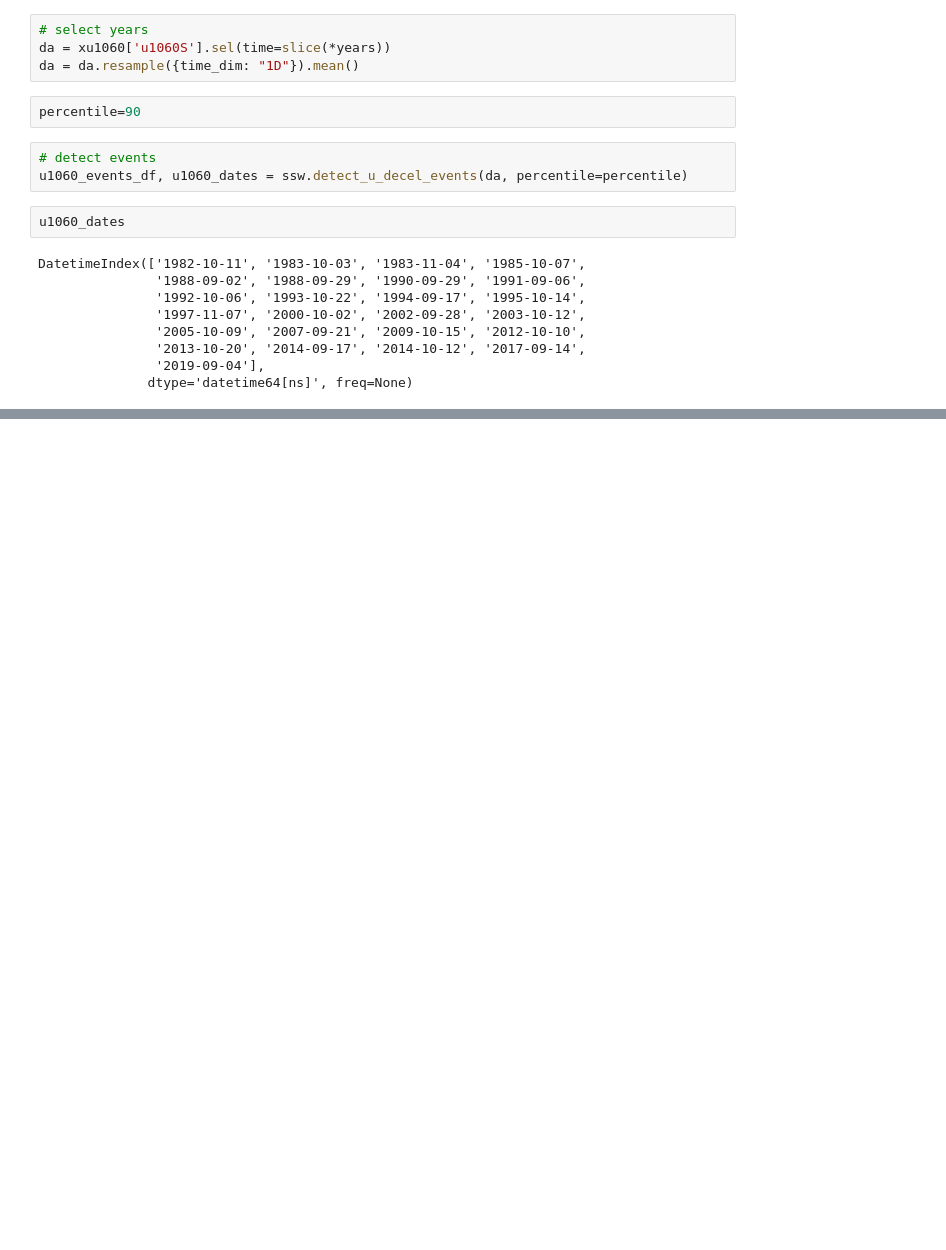
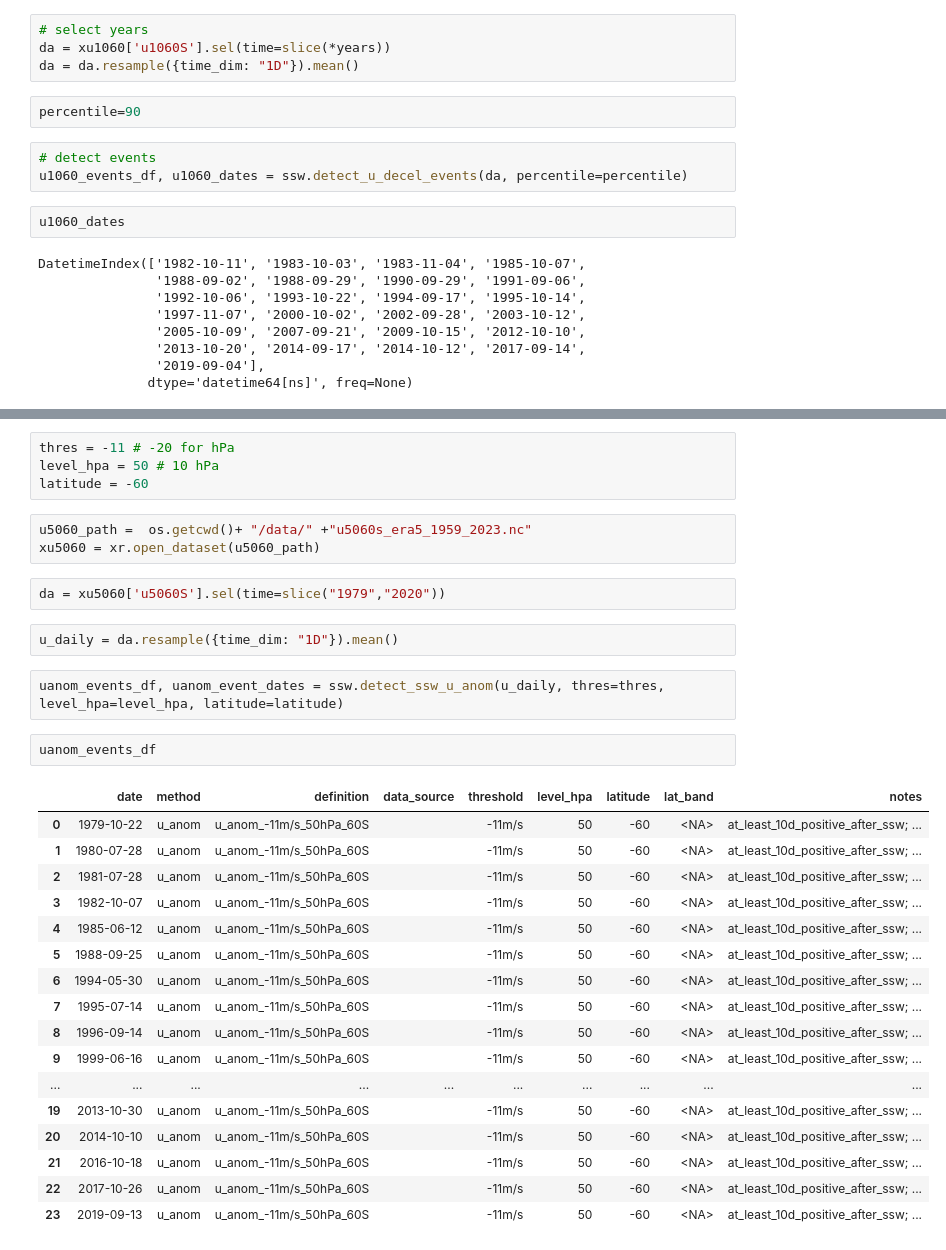
Before and after one commit to rachelelwu/sh-ssw-detection, a Jupyter notebook: src/test_main.ipynb, the cells around one changed output, grey strips where cells are left out. Cells and saved outputs as stored; diff of their text form; blank space fills up the shorter version.

Commit message:
added uanom in test_main

```diff
--- a/src/test_main.ipynb
+++ b/src/test_main.ipynb
@@ -135,0 +141,33 @@ u1060_events_df
+# %%
+thres = -11 # -20 for hPa
+level_hpa = 50 # 10 hPa
+latitude = -60
+# %%
+u5060_path =  os.getcwd()+ "/data/" +"u5060s_era5_1959_2023.nc"
+xu5060 = xr.open_dataset(u5060_path)
+# %%
+da = xu5060['u5060S'].sel(time=slice("1979","2020"))
+# %%
+u_daily = da.resample({time_dim: "1D"}).mean()
+# %%
+uanom_events_df, uanom_event_dates = ssw.detect_ssw_u_anom(u_daily, thres=thres, level_hpa=level_hpa, latitude=latitude)
+# %%
+uanom_events_df
+# %% [output]
+|  | date | method | definition | data_source | threshold | level_hpa | latitude | lat_band | notes |
+| 0 | 1979-10-22 | u_anom | u_anom_-11m/s_50hPa_60S |  | -11m/s | 50 | -60 | <NA> | at_least_10d_positive_after_ssw; ... |
+| 1 | 1980-07-28 | u_anom | u_anom_-11m/s_50hPa_60S |  | -11m/s | 50 | -60 | <NA> | at_least_10d_positive_after_ssw; ... |
+| 2 | 1981-07-28 | u_anom | u_anom_-11m/s_50hPa_60S |  | -11m/s | 50 | -60 | <NA> | at_least_10d_positive_after_ssw; ... |
+| 3 | 1982-10-07 | u_anom | u_anom_-11m/s_50hPa_60S |  | -11m/s | 50 | -60 | <NA> | at_least_10d_positive_after_ssw; ... |
+| 4 | 1985-06-12 | u_anom | u_anom_-11m/s_50hPa_60S |  | -11m/s | 50 | -60 | <NA> | at_least_10d_positive_after_ssw; ... |
+| 5 | 1988-09-25 | u_anom | u_anom_-11m/s_50hPa_60S |  | -11m/s | 50 | -60 | <NA> | at_least_10d_positive_after_ssw; ... |
+| 6 | 1994-05-30 | u_anom | u_anom_-11m/s_50hPa_60S |  | -11m/s | 50 | -60 | <NA> | at_least_10d_positive_after_ssw; ... |
+| 7 | 1995-07-14 | u_anom | u_anom_-11m/s_50hPa_60S |  | -11m/s | 50 | -60 | <NA> | at_least_10d_positive_after_ssw; ... |
+| 8 | 1996-09-14 | u_anom | u_anom_-11m/s_50hPa_60S |  | -11m/s | 50 | -60 | <NA> | at_least_10d_positive_after_ssw; ... |
+| 9 | 1999-06-16 | u_anom | u_anom_-11m/s_50hPa_60S |  | -11m/s | 50 | -60 | <NA> | at_least_10d_positive_after_ssw; ... |
+| ... | ... | ... | ... | ... | ... | ... | ... | ... | ... |
+| 19 | 2013-10-30 | u_anom | u_anom_-11m/s_50hPa_60S |  | -11m/s | 50 | -60 | <NA> | at_least_10d_positive_after_ssw; ... |
+| 20 | 2014-10-10 | u_anom | u_anom_-11m/s_50hPa_60S |  | -11m/s | 50 | -60 | <NA> | at_least_10d_positive_after_ssw; ... |
+| 21 | 2016-10-18 | u_anom | u_anom_-11m/s_50hPa_60S |  | -11m/s | 50 | -60 | <NA> | at_least_10d_positive_after_ssw; ... |
+| 22 | 2017-10-26 | u_anom | u_anom_-11m/s_50hPa_60S |  | -11m/s | 50 | -60 | <NA> | at_least_10d_positive_after_ssw; ... |
+| 23 | 2019-09-13 | u_anom | u_anom_-11m/s_50hPa_60S |  | -11m/s | 50 | -60 | <NA> | at_least_10d_positive_after_ssw; ... |
```
Also changed, not shown: parts of 5 cells of this notebook, 3 other files.
